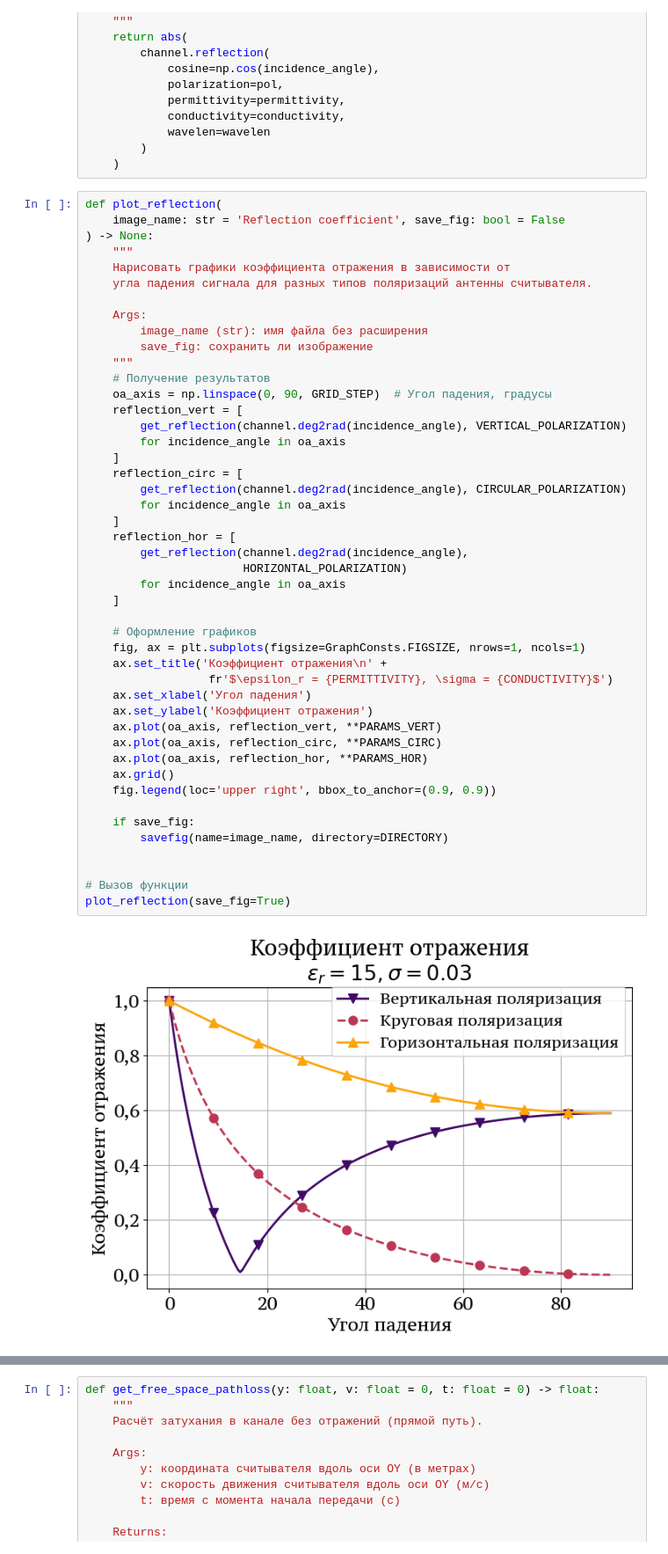
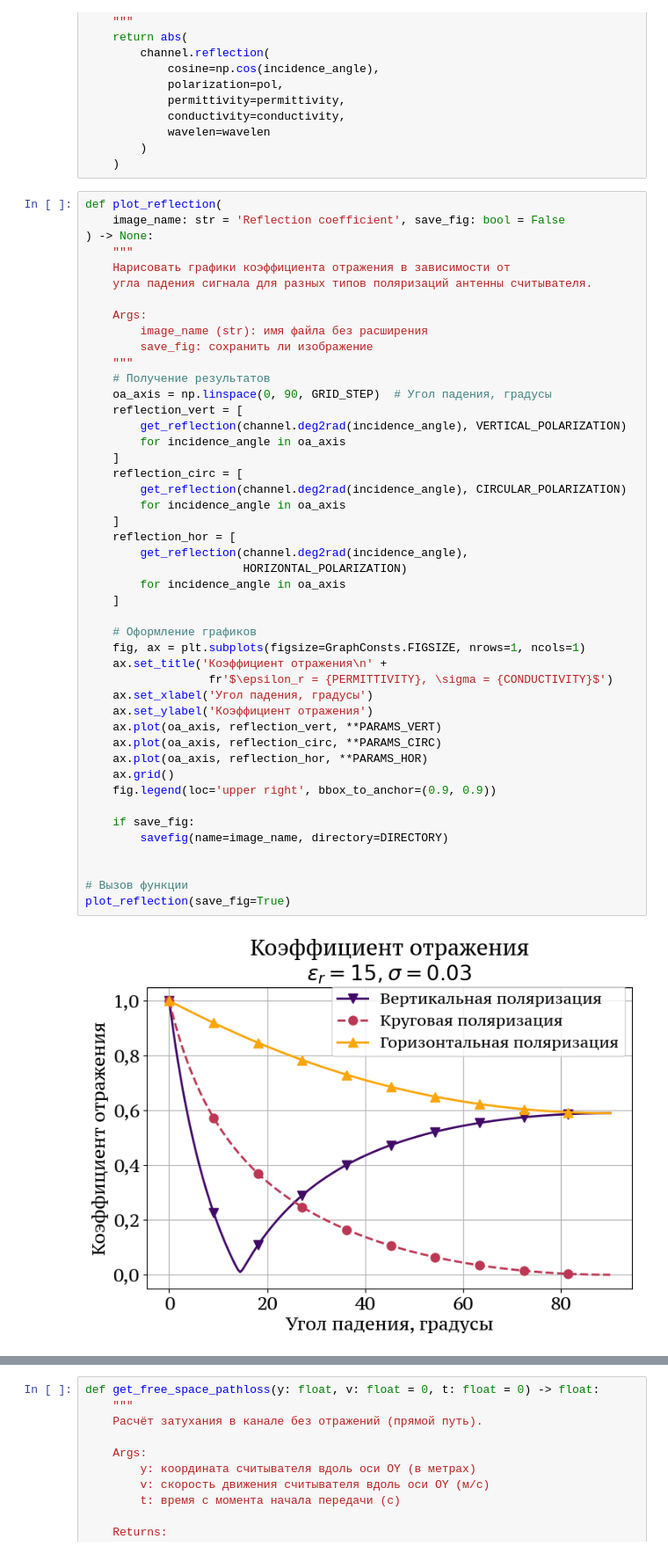
Before and after one commit to VilmenAbramian/simulation, a Jupyter notebook: pysim/experiments/channel.ipynb, the cells around one changed output, grey strips where cells are left out. Shown at 88% size. Saved outputs shown, nothing was run; the diff lists cells and outputs as text.

```diff
--- a/pysim/experiments/channel.ipynb
+++ b/pysim/experiments/channel.ipynb
@@ -162,35 +186,35 @@ def plot_reflection(
         for incidence_angle in oa_axis
     ]
     reflection_circ = [
         get_reflection(channel.deg2rad(incidence_angle), CIRCULAR_POLARIZATION)
         for incidence_angle in oa_axis
     ]
     reflection_hor = [
         get_reflection(channel.deg2rad(incidence_angle),
                        HORIZONTAL_POLARIZATION)
         for incidence_angle in oa_axis
     ]
 
     # Оформление графиков
     fig, ax = plt.subplots(figsize=GraphConsts.FIGSIZE, nrows=1, ncols=1)
     ax.set_title('Коэффициент отражения\n' +
                   fr'$\epsilon_r = {PERMITTIVITY}, \sigma = {CONDUCTIVITY}$')
-    ax.set_xlabel('Угол падения')
+    ax.set_xlabel('Угол падения, градусы')
     ax.set_ylabel('Коэффициент отражения')
     ax.plot(oa_axis, reflection_vert, **PARAMS_VERT)
     ax.plot(oa_axis, reflection_circ, **PARAMS_CIRC)
     ax.plot(oa_axis, reflection_hor, **PARAMS_HOR)
     ax.grid()
     fig.legend(loc='upper right', bbox_to_anchor=(0.9, 0.9))
 
     if save_fig:
         savefig(name=image_name, directory=DIRECTORY)
 
 
 # Вызов функции
 plot_reflection(save_fig=True)
 # %% [output]
-[figure, old version]
+[figure, new version]
 # %% [markdown]
 ## 📉 Расчет затуханий
 
```
Also changed, not shown: parts of 5 cells of this notebook, 8 other files.
